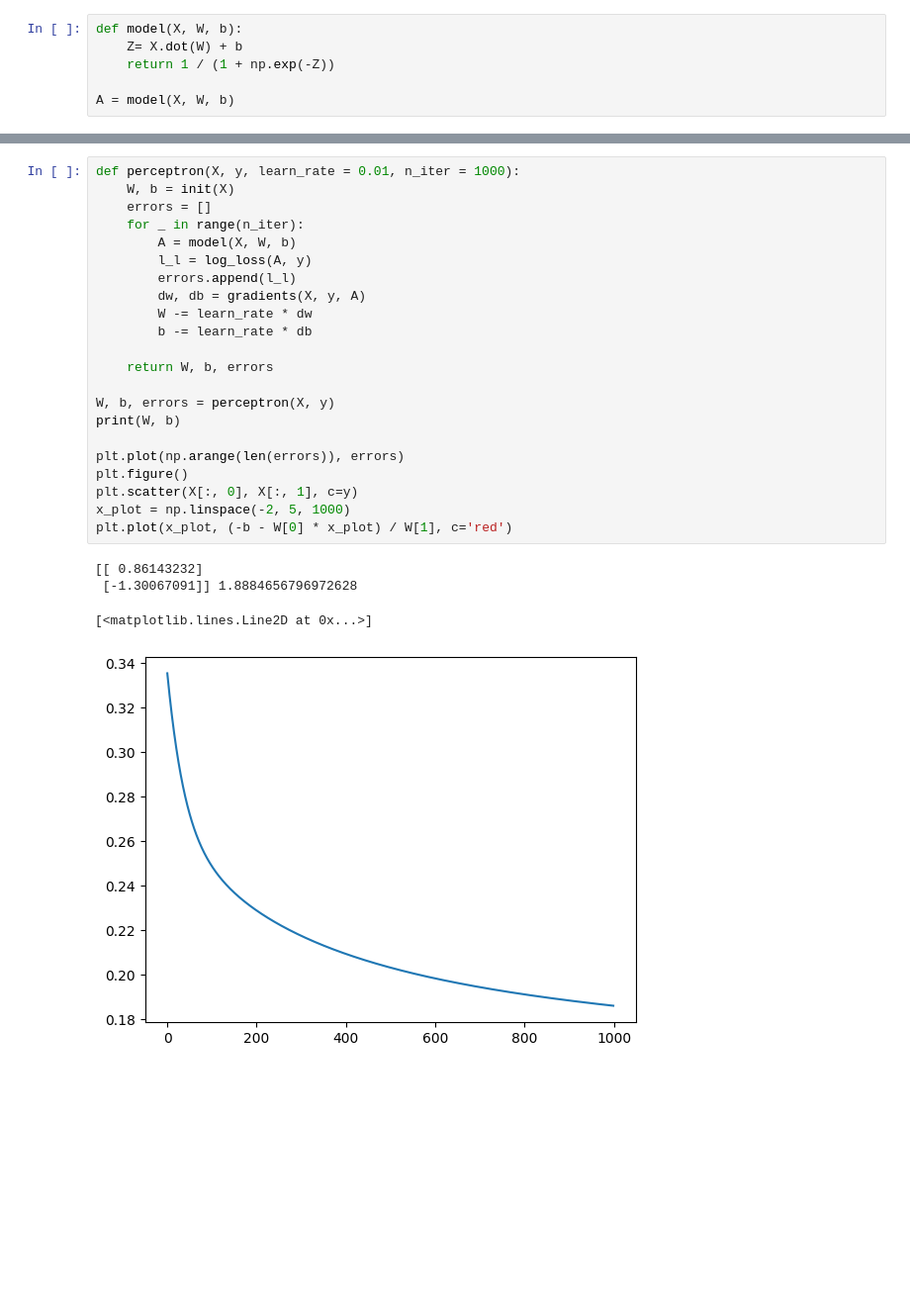
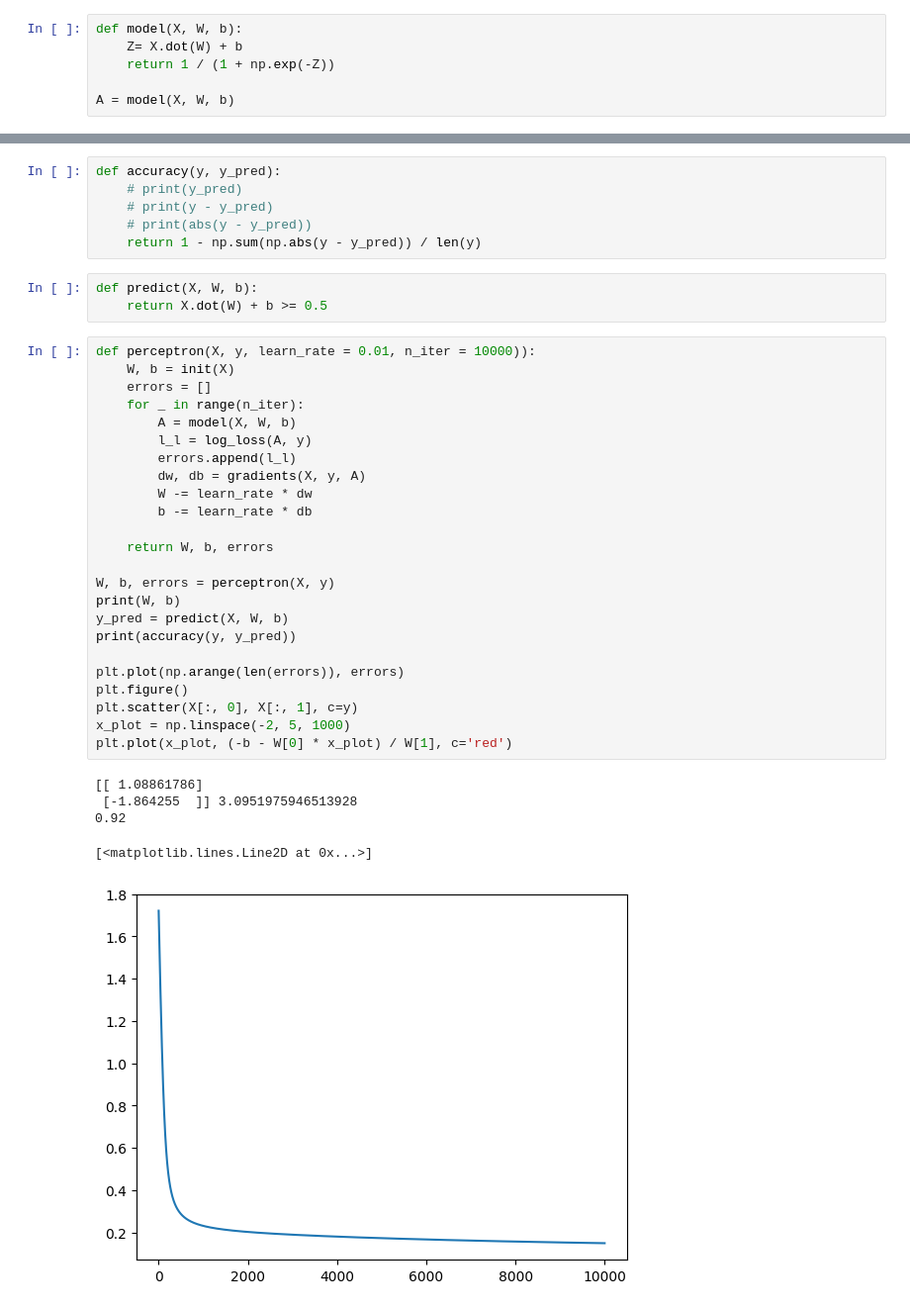
Before and after one commit to KpihX/ai-test, a Jupyter notebook: Formation-Saint_Cirgue/dl/perceptron.ipynb, the cells around one changed output, grey strips where cells are left out. Shown: that part at 99% size. Drawn from its saved outputs; the diff is of its cells as text; blank space fills up the shorter version.

Commit message:
accuracy eval

```diff
--- a/Formation-Saint_Cirgue/dl/perceptron.ipynb
+++ b/Formation-Saint_Cirgue/dl/perceptron.ipynb
@@ -47,27 +47,39 @@ print(dw, db)
+# %%
+def accuracy(y, y_pred):
+    # print(y_pred)
+    # print(y - y_pred)
+    # print(abs(y - y_pred))
+    return 1 - np.sum(np.abs(y - y_pred)) / len(y)
+# %%
+def predict(X, W, b):
+    return X.dot(W) + b >= 0.5
 # %%
-def perceptron(X, y, learn_rate = 0.01, n_iter = 1000):
+def perceptron(X, y, learn_rate = 0.01, n_iter = 10000)):
     W, b = init(X)
     errors = []
     for _ in range(n_iter):
         A = model(X, W, b)
         l_l = log_loss(A, y)
         errors.append(l_l)
         dw, db = gradients(X, y, A)
         W -= learn_rate * dw
         b -= learn_rate * db
 
     return W, b, errors
 
 W, b, errors = perceptron(X, y)
 print(W, b)
+y_pred = predict(X, W, b)
+print(accuracy(y, y_pred))
 
 plt.plot(np.arange(len(errors)), errors)
 plt.figure()
 plt.scatter(X[:, 0], X[:, 1], c=y)
 x_plot = np.linspace(-2, 5, 1000)
 plt.plot(x_plot, (-b - W[0] * x_plot) / W[1], c='red')
 # %% [output]
-[[ 0.86143232]
- [-1.30067091]] 1.8884656796972628
+[[ 1.08861786]
+ [-1.864255  ]] 3.0951975946513928
+0.92
 [<matplotlib.lines.Line2D at 0x...>]
-[figure, old version]
+[figure, new version]
```
Also changed, not shown: parts of 4 cells of this notebook.
